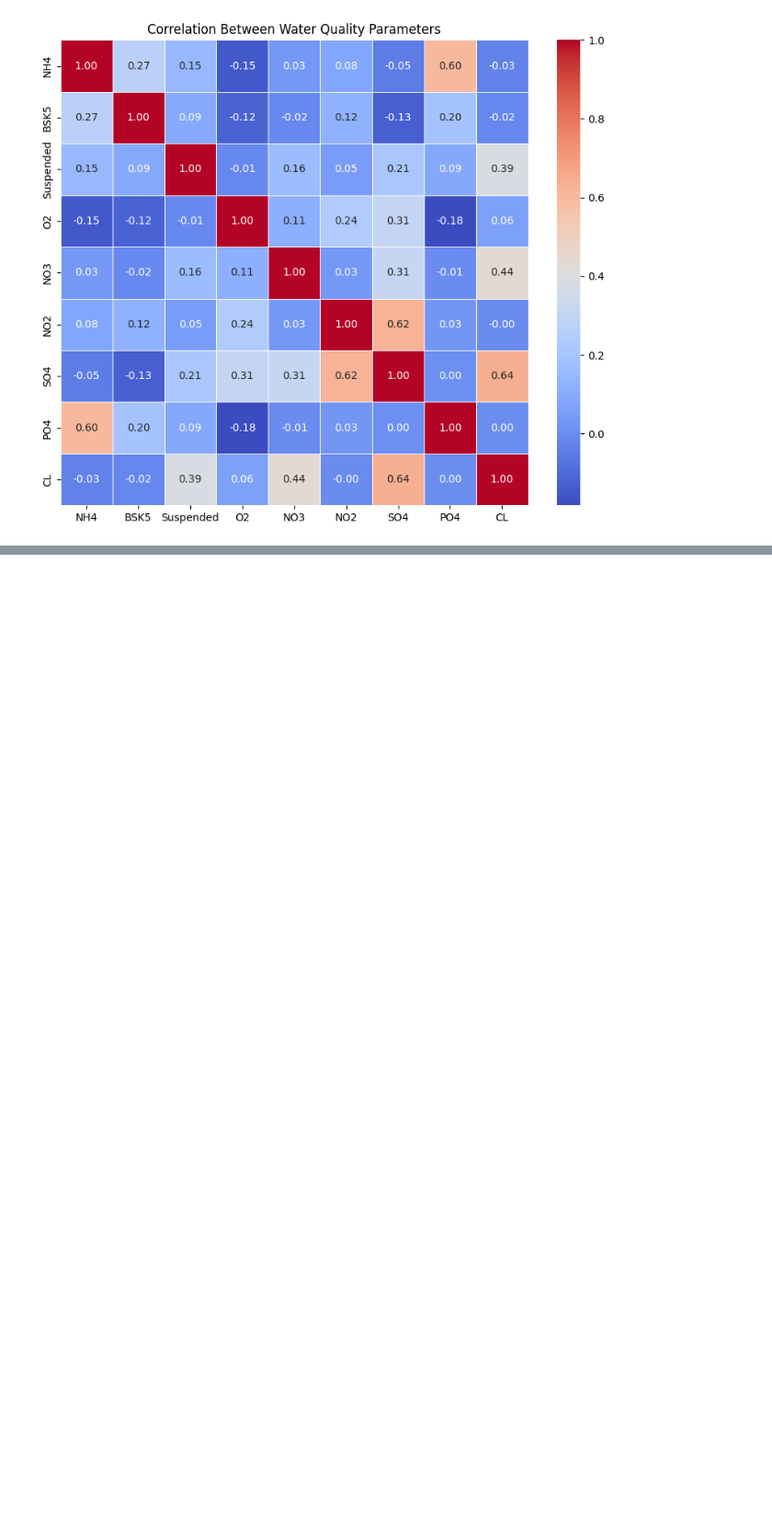
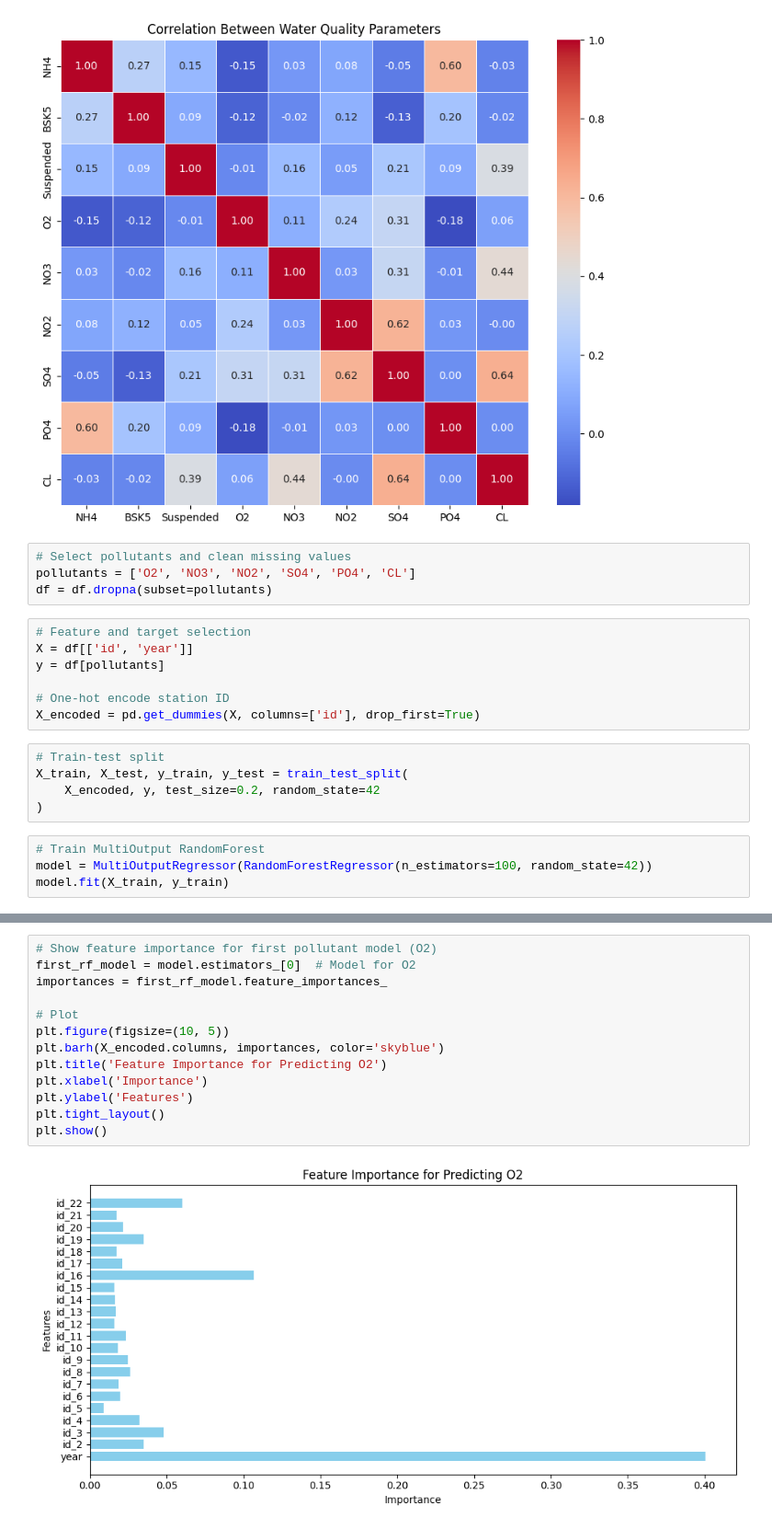
Before and after one commit to aasrithanarra/Water-quality-prediction, a Jupyter notebook: Water_Quality_Prediction.ipynb, the cells around one changed output, grey strips where cells are left out. Shown: that part at 92% size. Saved outputs shown, nothing was run; the diff lists cells and outputs as text; blank space fills up the shorter version.

```diff
--- a/Water_Quality_Prediction.ipynb
+++ b/Water_Quality_Prediction.ipynb
@@ -94,3 +108,23 @@ plt.title('Correlation Between Water Quality Parameters')
 plt.show()
 # %% [output]
 [figure]
+# %%
+# Select pollutants and clean missing values
+pollutants = ['O2', 'NO3', 'NO2', 'SO4', 'PO4', 'CL']
+df = df.dropna(subset=pollutants)
+# %%
+# Feature and target selection
+X = df[['id', 'year']]
+y = df[pollutants]
+
+# One-hot encode station ID
+X_encoded = pd.get_dummies(X, columns=['id'], drop_first=True)
+# %%
+# Train-test split
+X_train, X_test, y_train, y_test = train_test_split(
+    X_encoded, y, test_size=0.2, random_state=42
+)
+# %%
+# Train MultiOutput RandomForest
+model = MultiOutputRegressor(RandomForestRegressor(n_estimators=100, random_state=42))
+model.fit(X_train, y_train)
@@ -96,0 +185,15 @@ plt.show()
+# %%
+# Show feature importance for first pollutant model (O2)
+first_rf_model = model.estimators_[0]  # Model for O2
+importances = first_rf_model.feature_importances_
+
+# Plot
+plt.figure(figsize=(10, 5))
+plt.barh(X_encoded.columns, importances, color='skyblue')
+plt.title('Feature Importance for Predicting O2')
+plt.xlabel('Importance')
+plt.ylabel('Features')
+plt.tight_layout()
+plt.show()
+# %% [output]
+[figure, added]
```
Also changed, not shown: parts of 7 cells of this notebook.
